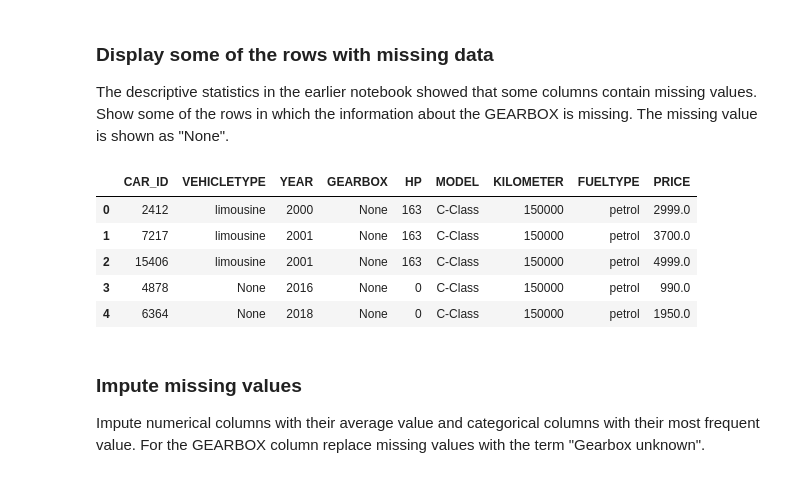
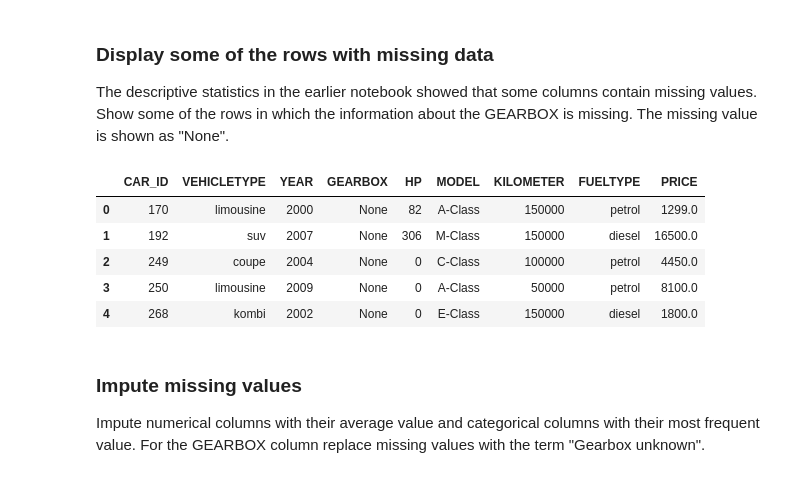
Before and after one commit to SAP-samples/hana-ml-samples, a Jupyter notebook: Python-API/usecase-examples/estimate-car-price/20 Imputation and model training.ipynb, the cells around one changed output. Cells and saved outputs as stored; diff of their text form; code cells hidden in the pictures.

```diff
--- a/Python-API/usecase-examples/estimate-car-price/20 Imputation and model training.ipynb
+++ b/Python-API/usecase-examples/estimate-car-price/20 Imputation and model training.ipynb
@@ -25,23 +24,23 @@ Instantiate a connecton object to SAP HANA.
 -  We recommend keeping these credentials in the Secure User Store of the SAP HANA Client. Retrieving the credentials from the Secure User Store prevents having to specify these credentials in clear text. See the blog on the SAP Commmunity to which these notebooks belong, for steps on how to use that Secure User Store.
 # %%
 import hana_ml.dataframe as dataframe
-conn = dataframe.ConnectionContext(key = 'hana_hxe')
+conn = dataframe.ConnectionContext(userkey = 'hana_hxe', encrypt = 'true', sslValidateCertificate = 'false')
 # %% [markdown]
 Create the SAP HANA DataFrame, which points to the view with historic sales. No data is extracted.
 # %%
-df_pushdown_history = conn.table(table = 'USEDCARPRICES_TOTRAIN', schema = 'ML')
+df_remote_history = conn.table(table = 'USEDCARPRICES_TOTRAIN').sort("CAR_ID", desc = False )
 # %% [markdown]
 ### Display some of the rows with missing data
 The descriptive statistics in the earlier notebook showed that some columns contain missing values. Show some of the rows in which the information about the GEARBOX is missing. The missing value is shown as "None".
 # %%
-df_pushdown_history.filter('GEARBOX IS NULL').head(5).collect()
+df_remote_history.filter('GEARBOX IS NULL').head(5).collect()
 # %% [output]
 |  | CAR_ID | VEHICLETYPE | YEAR | GEARBOX | HP | MODEL | KILOMETER | FUELTYPE | PRICE |
-| 0 | 2412 | limousine | 2000 | None | 163 | C-Class | 150000 | petrol | 2999.0 |
-| 1 | 7217 | limousine | 2001 | None | 163 | C-Class | 150000 | petrol | 3700.0 |
-| 2 | 15406 | limousine | 2001 | None | 163 | C-Class | 150000 | petrol | 4999.0 |
-| 3 | 4878 | None | 2016 | None | 0 | C-Class | 150000 | petrol | 990.0 |
-| 4 | 6364 | None | 2018 | None | 0 | C-Class | 150000 | petrol | 1950.0 |
+| 0 | 170 | limousine | 2000 | None | 82 | A-Class | 150000 | petrol | 1299.0 |
+| 1 | 192 | suv | 2007 | None | 306 | M-Class | 150000 | diesel | 16500.0 |
+| 2 | 249 | coupe | 2004 | None | 0 | C-Class | 100000 | petrol | 4450.0 |
+| 3 | 250 | limousine | 2009 | None | 0 | A-Class | 50000 | petrol | 8100.0 |
+| 4 | 268 | kombi | 2002 | None | 0 | E-Class | 150000 | diesel | 1800.0 |
 # %% [markdown]
 ### Impute missing values
 Impute numerical columns with their average value and categorical columns with their most frequent value. For the GEARBOX column replace missing values with the term "Gearbox unknown".
```
Also changed, not shown: parts of 24 cells of this notebook.
